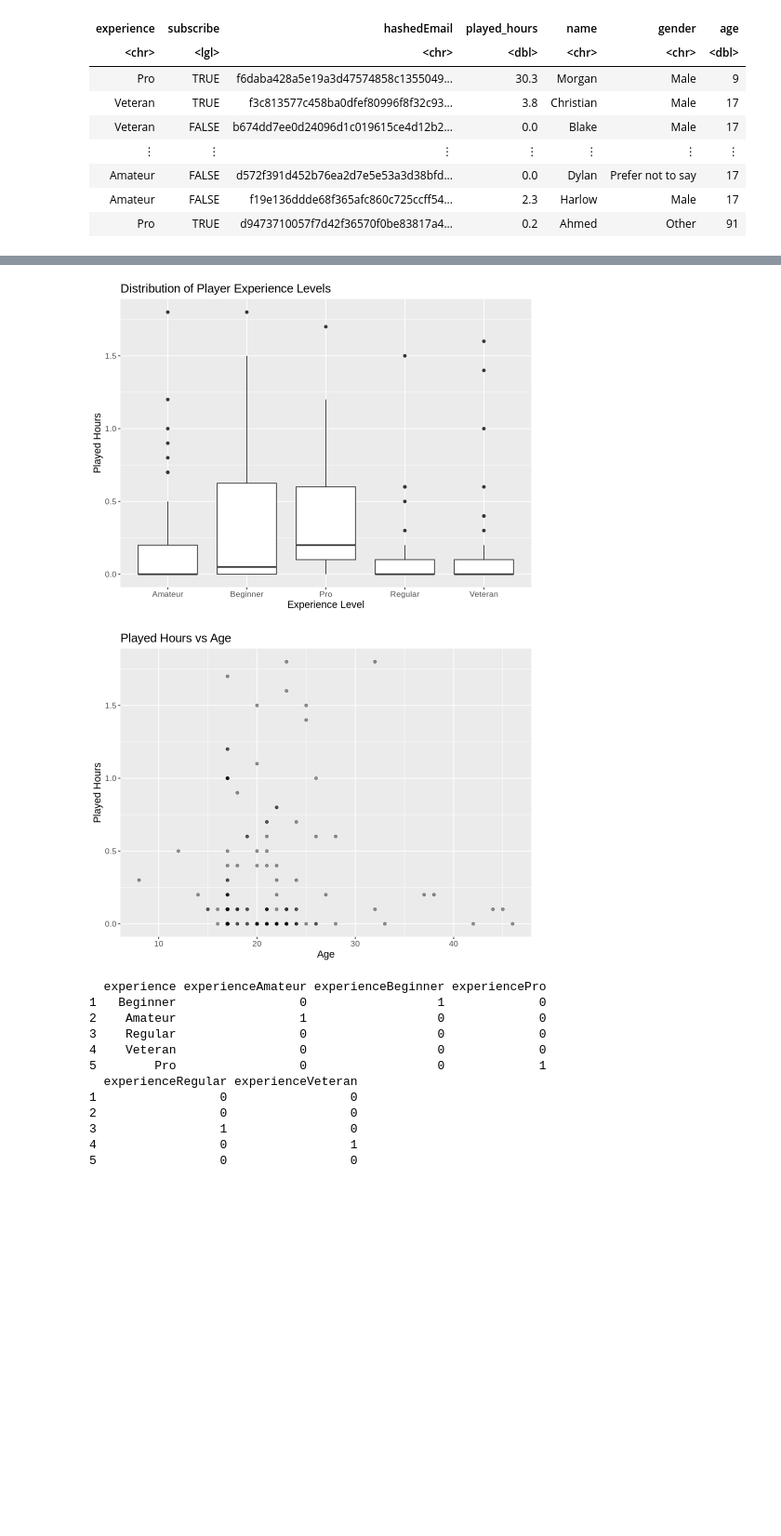
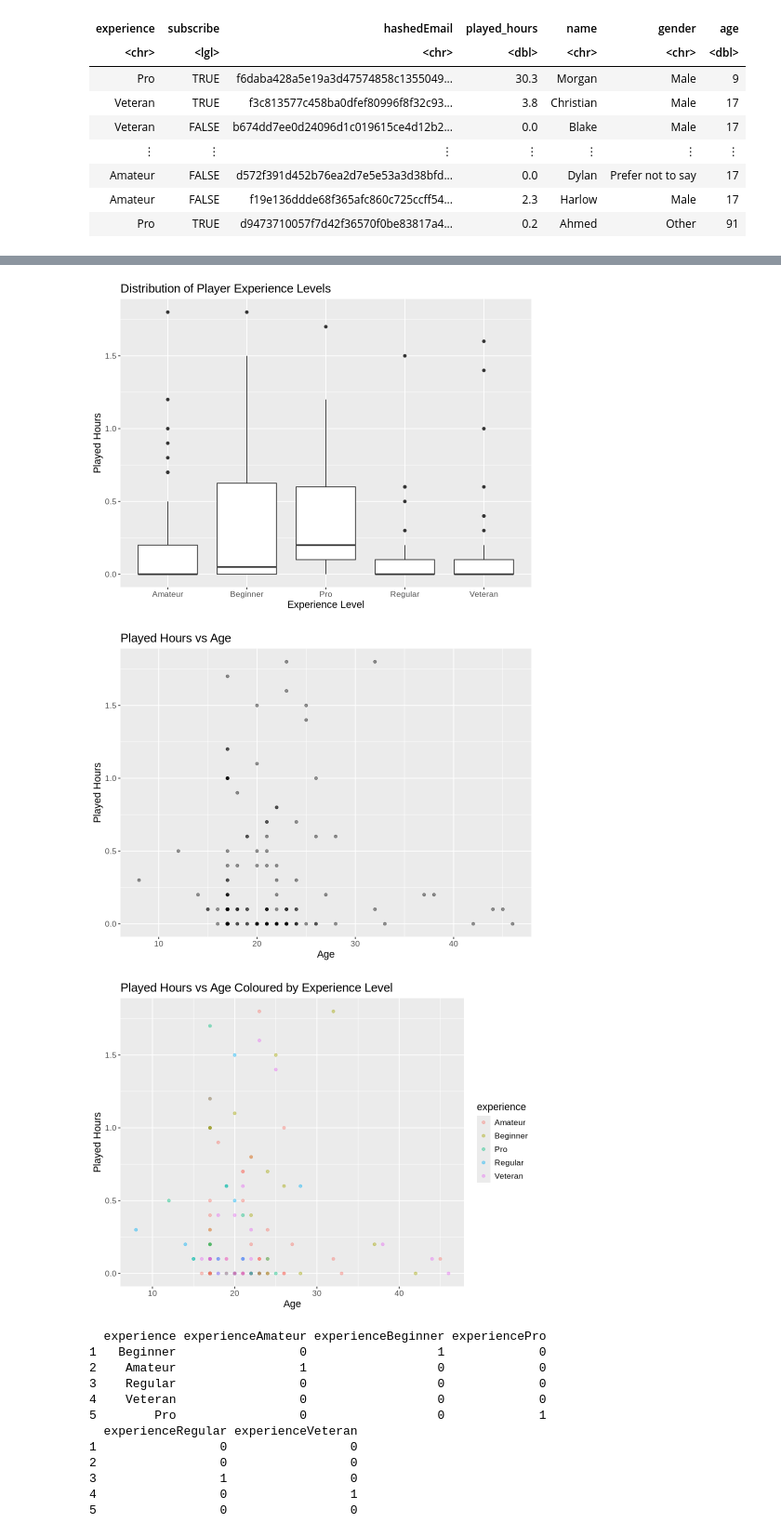
Before and after one commit to xlaure/Plaicraft_Project, a Jupyter notebook: project_final_report.ipynb, the cells around one changed output, grey strips where cells are left out. Shown: that part at 93% size. Drawn from its saved outputs; the diff is of its cells as text; code cells hidden in the pictures; blank space fills up the shorter version.

Commit message:
Added Plot: Played Hours vs Age Coloured by Experience Level
Added Plot: Played Hours vs Age Coloured by Experience Level

```diff
--- a/project_final_report.ipynb
+++ b/project_final_report.ipynb
@@ -174,33 +174,44 @@ options(repr.plot.width = 8, repr.plot.height = 6)
 #     x = "Experience Level",
 #     y = "Total Played hours"
 #   )
 set4 <- set3|>
     filter(played_hours < 2)
 plot3 <- ggplot(set4, aes(x = experience, y = played_hours)) +
   geom_boxplot() +
   labs(
     title = "Distribution of Player Experience Levels",
     x = "Experience Level",
     y = "Played Hours") +
 theme(text = element_text(size = 13))
 
 
 set5 <- set3|>
     filter(age < 50 & played_hours < 2)
 # Played hours vs. Age
 plot4 <- ggplot(set5, aes(x = age, y = played_hours)) +
   geom_point(alpha=0.4) +
   labs(
     title = "Played Hours vs Age",
     x = "Age",
     y = "Played Hours") +
 theme(text = element_text(size = 13))
 
+plot5 <- set5 |>
+ggplot(aes(x = age, y = played_hours)) +
+geom_point(aes(color = experience), alpha = 0.4) +
+xlab("Age") +
+ylab("Played Hours") +
+ggtitle("Played Hours vs Age Coloured by Experience Level") +
+theme(text = element_text(size = 13))
+
+
 plot3
 plot4
+plot5
 # %% [output]
 [figure]
 [figure]
+[figure, added]
 # %%
 #knn regression set up
 library(caret)
```
